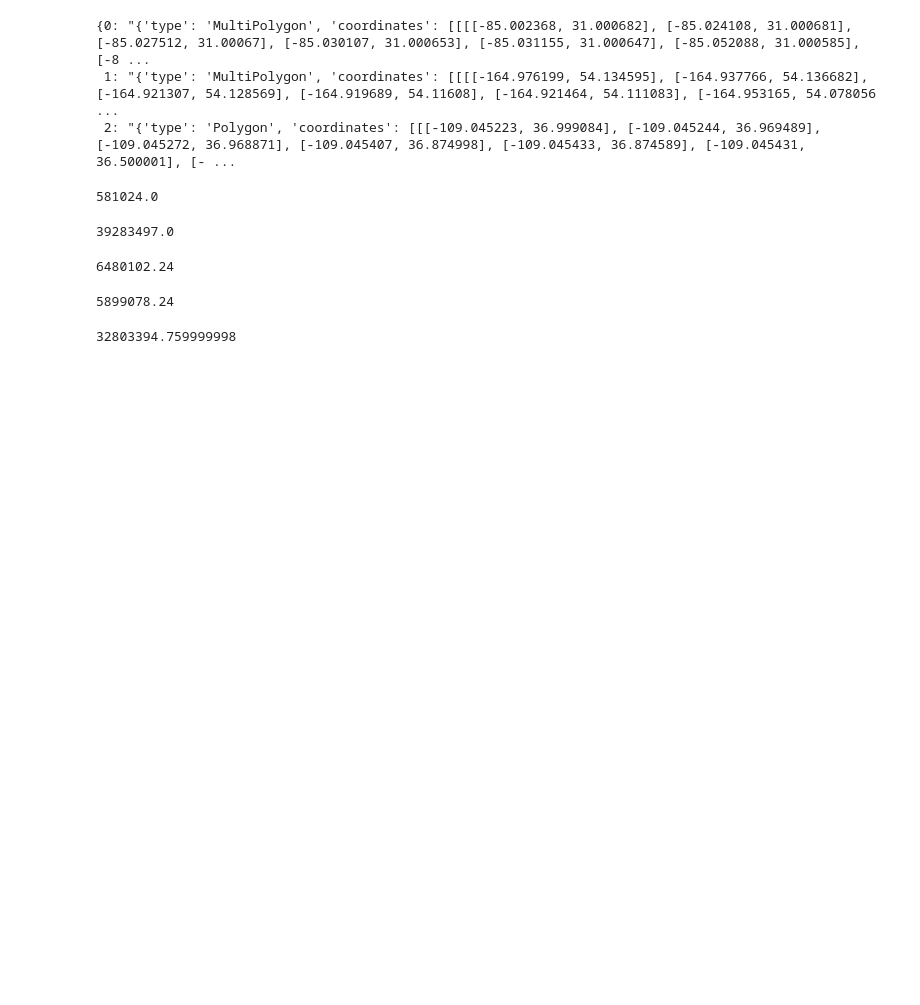
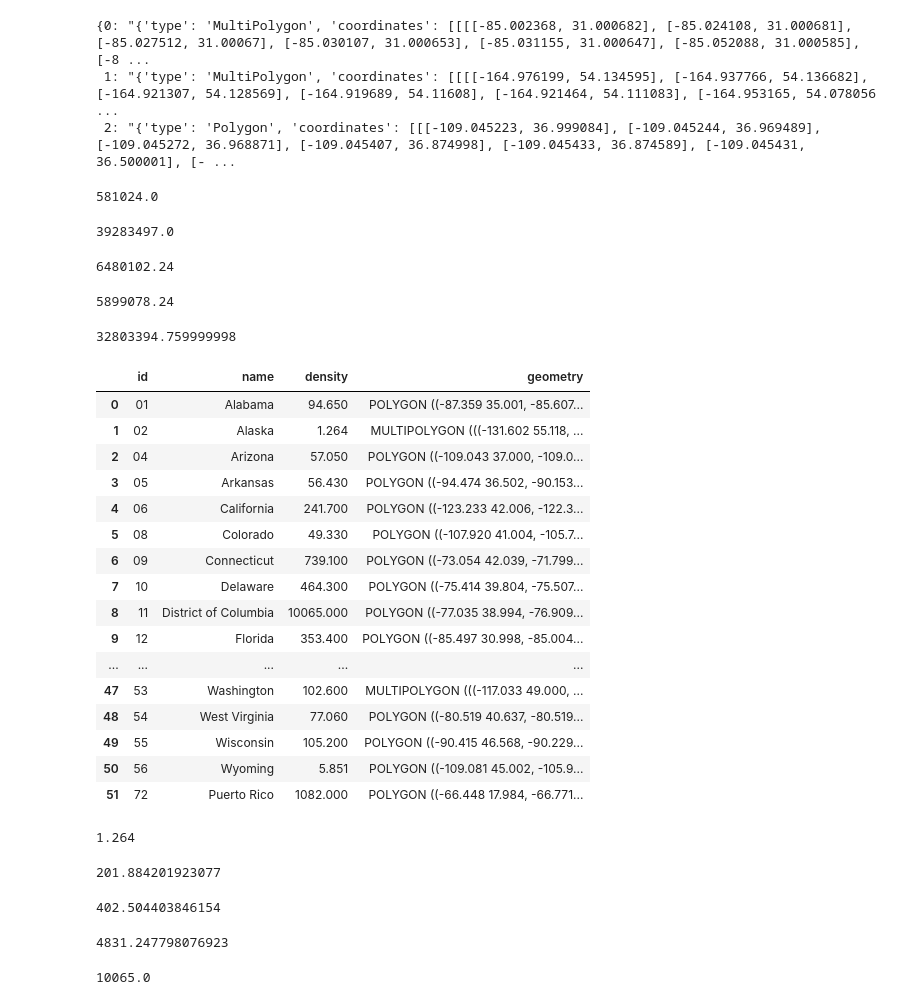
Before and after one commit to jforbis/project3-weathermap, a Jupyter notebook: scrape_files/forbis test/geoJson.ipynb, the cells around one changed output. Saved outputs shown, nothing was run; the diff lists cells and outputs as text; code cells hidden in the pictures; blank space fills up the shorter version.

```diff
--- a/scrape_files/forbis test/geoJson.ipynb
+++ b/scrape_files/forbis test/geoJson.ipynb
@@ -94,0 +97,51 @@ b
+# %%
+geojson_data = gpd.read_file('../../resources/chloropleth_files/static/data/statesData.geojson')
+geojson_data
+# %% [output]
+|  | id | name | density | geometry |
+| 0 | 01 | Alabama | 94.650 | POLYGON ((-87.359 35.001, -85.607... |
+| 1 | 02 | Alaska | 1.264 | MULTIPOLYGON (((-131.602 55.118, ... |
+| 2 | 04 | Arizona | 57.050 | POLYGON ((-109.043 37.000, -109.0... |
+| 3 | 05 | Arkansas | 56.430 | POLYGON ((-94.474 36.502, -90.153... |
+| 4 | 06 | California | 241.700 | POLYGON ((-123.233 42.006, -122.3... |
+| 5 | 08 | Colorado | 49.330 | POLYGON ((-107.920 41.004, -105.7... |
+| 6 | 09 | Connecticut | 739.100 | POLYGON ((-73.054 42.039, -71.799... |
+| 7 | 10 | Delaware | 464.300 | POLYGON ((-75.414 39.804, -75.507... |
+| 8 | 11 | District of Columbia | 10065.000 | POLYGON ((-77.035 38.994, -76.909... |
+| 9 | 12 | Florida | 353.400 | POLYGON ((-85.497 30.998, -85.004... |
+| ... | ... | ... | ... | ... |
+| 47 | 53 | Washington | 102.600 | MULTIPOLYGON (((-117.033 49.000, ... |
+| 48 | 54 | West Virginia | 77.060 | POLYGON ((-80.519 40.637, -80.519... |
+| 49 | 55 | Wisconsin | 105.200 | POLYGON ((-90.415 46.568, -90.229... |
+| 50 | 56 | Wyoming | 5.851 | POLYGON ((-109.081 45.002, -105.9... |
+| 51 | 72 | Puerto Rico | 1082.000 | POLYGON ((-66.448 17.984, -66.771... |
+# %%
+# min
+a = geojson_data["density"].min()
+a
+# %% [output]
+1.264
+# %%
+# low-mid
+b = (c+a)/2
+b
+# %% [output]
+201.884201923077
+# %%
+# mean
+c = geojson_data["density"].mean()
+c
+# %% [output]
+402.504403846154
+# %%
+# high-mid
+d = (e-c)/2
+d
+# %% [output]
+4831.247798076923
+# %%
+# max
+e = geojson_data["density"].max()
+e
+# %% [output]
+10065.0
```
Also changed, not shown: parts of 1 cell of this notebook, 11 other files.
